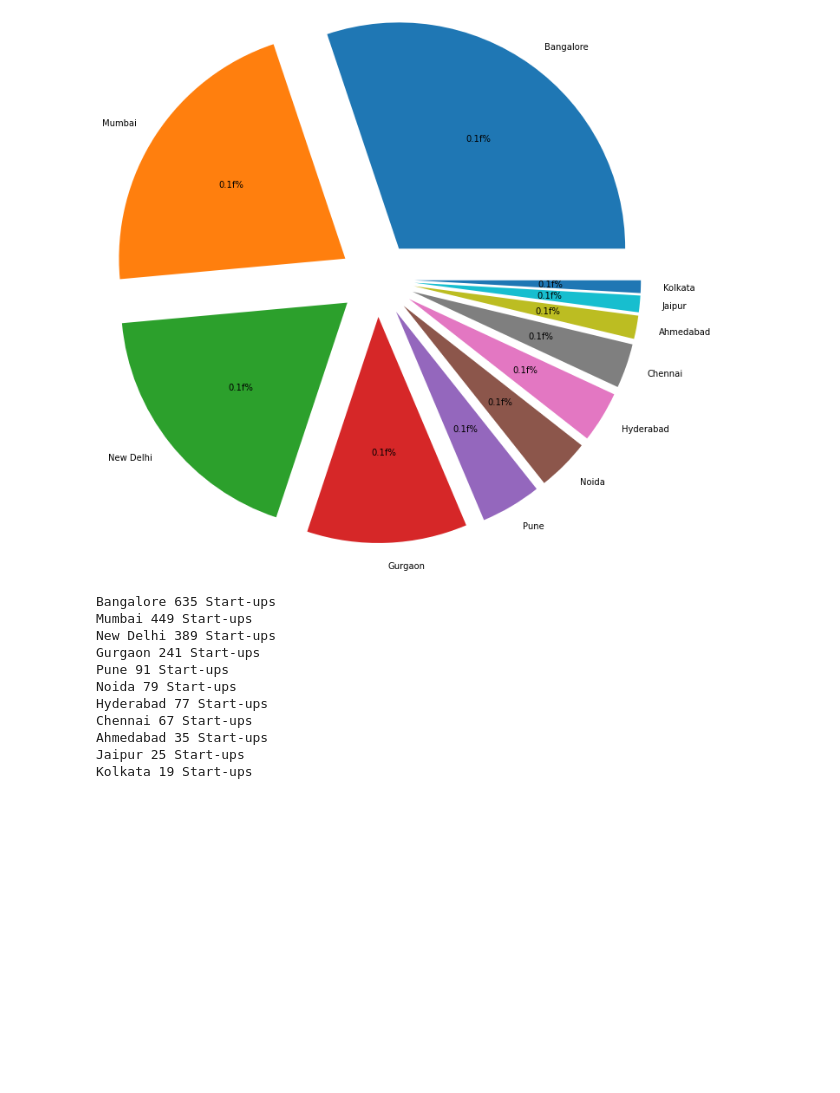
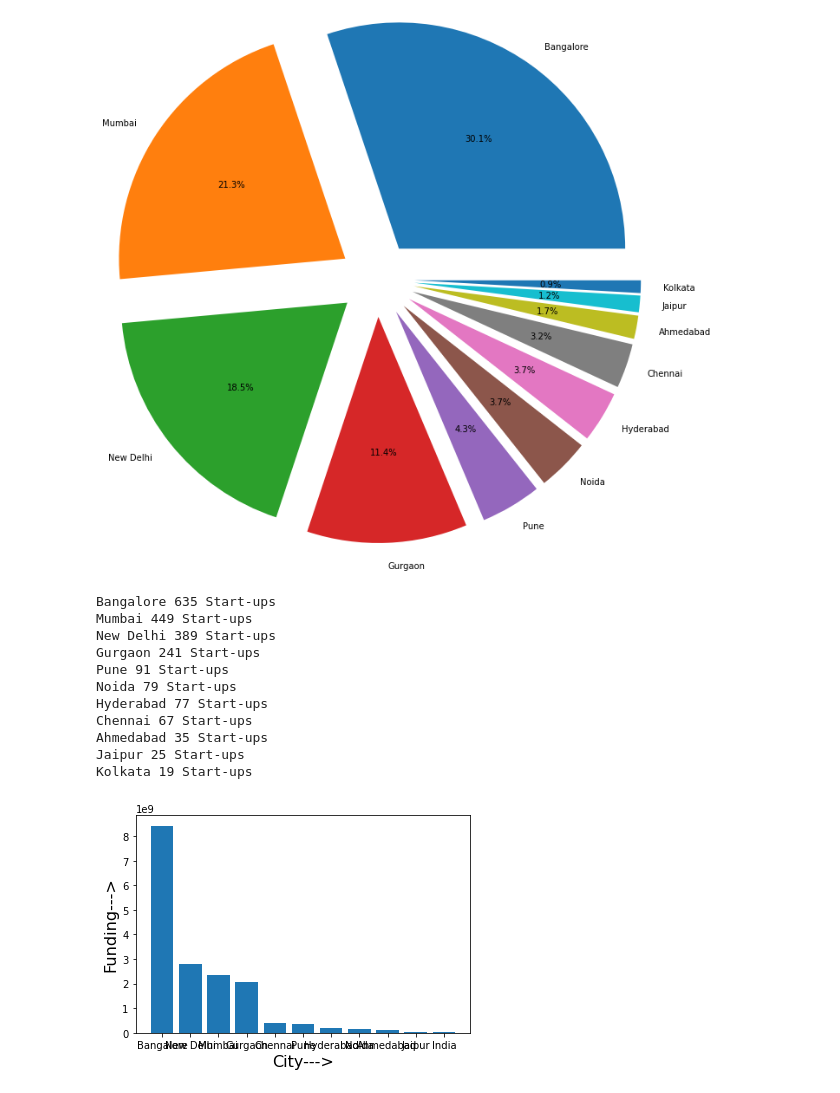
Before and after one commit to AkashKumarSingh11032001/Coding_Ninja_DataScience_Course, a Jupyter notebook: 14. Project-Case Study (Part-1)/Case_1.ipynb, the cells around one changed output. Drawn from its saved outputs; the diff is of its cells as text; code cells hidden in the pictures; blank space fills up the shorter version.

```diff
--- a/14. Project-Case Study (Part-1)/Case_1.ipynb
+++ b/14. Project-Case Study (Part-1)/Case_1.ipynb
@@ -144,7 +144,7 @@ with open("Dataset/funding.csv") as data:
     #rint(x_axis)
     #print(y_axis)
 
-    plt.pie(y_axis,labels = x_axis,autopct="0.1f%%",radius = 3,explode = [0.5 for i in range(11)])
+    plt.pie(y_axis,labels = x_axis,autopct="%0.1f%%",radius = 3,explode = [0.5 for i in range(11)])
     plt.show()
 
     for i in range(len(x_axis)):
@@ -162,3 +162,62 @@ Chennai 67 Start-ups
 Ahmedabad 35 Start-ups
 Jaipur 25 Start-ups
 Kolkata 19 Start-ups
+# %%
+'''
+Find out if cities play any role in receiving funding.Find top 10 Indian cities with most amount of fundings received.
+Find out percentage of funding each city has got (among top 10 Indian cities only).
+Print the city and percentage with 2 decimal place after rounding off.
+
+'''
+
+data = pd.read_csv("Dataset/funding.csv")
+df = data.copy()
+df.drop(df.index[df.CityLocation.isnull()], inplace=True)
+df.reset_index()
+df.loc[df.AmountInUSD.isnull(),'AmountInUSD'] = '0'
+df.loc[df.CityLocation=='bangalore','CityLocation']='Bangalore'
+df.loc[df.CityLocation=='Delhi', 'CityLocation']='New Delhi'
+
+city = []
+amount = []
+
+for i in df.AmountInUSD:
+    amount.append(i)
+for i in df.CityLocation:
+    city.append(i)
+
+#print(city)
+#print(amount[:10])
+
+for i in range(len(amount)):
+    amount[i]=''.join(amount[i].split(','))
+    city[i]=city[i].split('/')[0].strip()
+
+np_amount = np.array(amount, dtype='int64')
+np_city = np.array(city)
+
+#np_amount
+#np_city
+
+dic=dict()
+for i in range(len(np_city)):
+    if np_city[i] in dic:
+        dic[np_city[i]]+=np_amount[i]
+    else:
+        dic[np_city[i]]=np_amount[i]
+
+dic = dict( sorted(dic.items(), key=operator.itemgetter(1),reverse=True)[:11])
+
+x_axis=list(dic.keys())
+y_axis=list(dic.values())
+
+
+# print(x_axis)
+# print(y_axis)
+
+plt.bar(x_axis,y_axis)
+plt.xlabel('City--->', size=16)
+plt.ylabel('Funding--->', size=16)
+plt.show()
+# %% [output]
+[figure, added]
```
